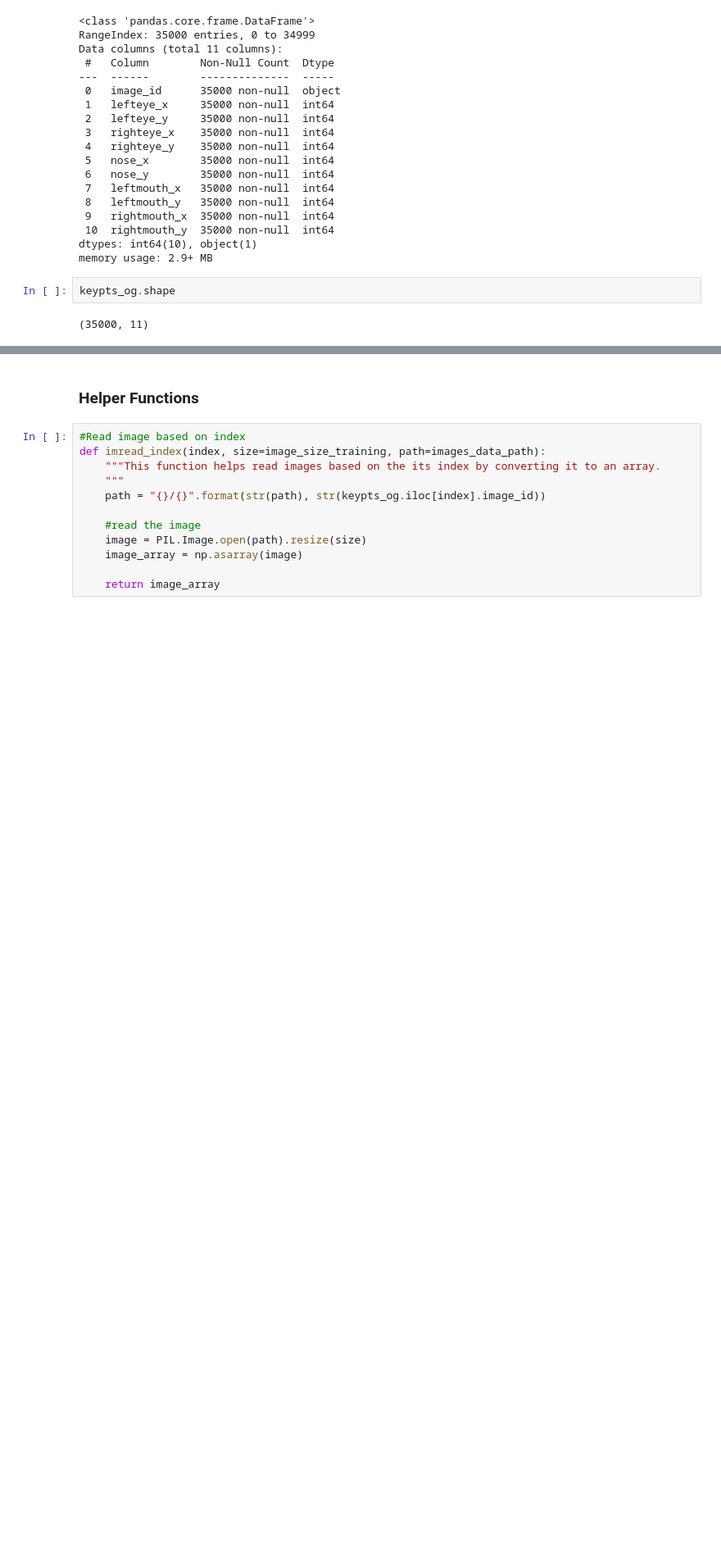
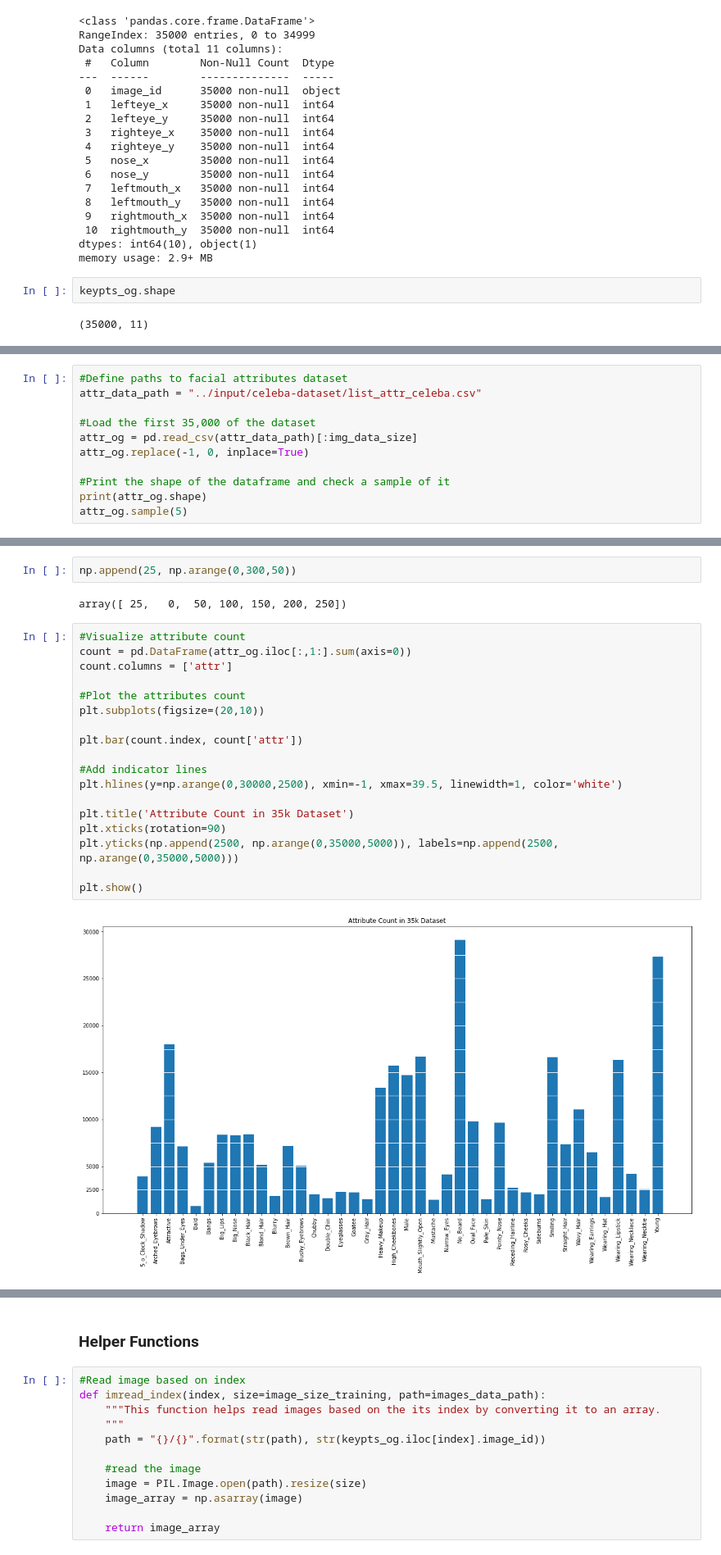
Before and after one commit to scho-git/springboard, a Jupyter notebook: face_detection_project/face-classification.ipynb, the cells around one changed output, grey strips where cells are left out. Shown: that part at 82% size. Saved outputs shown, nothing was run; the diff lists cells and outputs as text; blank space fills up the shorter version.

```diff
--- a/face_detection_project/face-classification.ipynb
+++ b/face_detection_project/face-classification.ipynb
@@ -124,0 +106,11 @@ plt.show()
+# %%
+#Define paths to facial attributes dataset
+attr_data_path = "../input/celeba-dataset/list_attr_celeba.csv"
+
+#Load the first 35,000 of the dataset
+attr_og = pd.read_csv(attr_data_path)[:img_data_size]
+attr_og.replace(-1, 0, inplace=True)
+
+#Print the shape of the dataframe and check a sample of it
+print(attr_og.shape)
+attr_og.sample(5)
@@ -154,0 +313,24 @@ plt.show()
+# %%
+np.append(25, np.arange(0,300,50))
+# %% [output]
+array([ 25,   0,  50, 100, 150, 200, 250])
+# %%
+#Visualize attribute count
+count = pd.DataFrame(attr_og.iloc[:,1:].sum(axis=0))
+count.columns = ['attr']
+
+#Plot the attributes count
+plt.subplots(figsize=(20,10))
+
+plt.bar(count.index, count['attr'])
+
+#Add indicator lines
+plt.hlines(y=np.arange(0,30000,2500), xmin=-1, xmax=39.5, linewidth=1, color='white')
+
+plt.title('Attribute Count in 35k Dataset')
+plt.xticks(rotation=90)
+plt.yticks(np.append(2500, np.arange(0,35000,5000)), labels=np.append(2500, np.arange(0,35000,5000)))
+
+plt.show()
+# %% [output]
+[figure, added]
```
Also changed, not shown: parts of 38 cells of this notebook.
